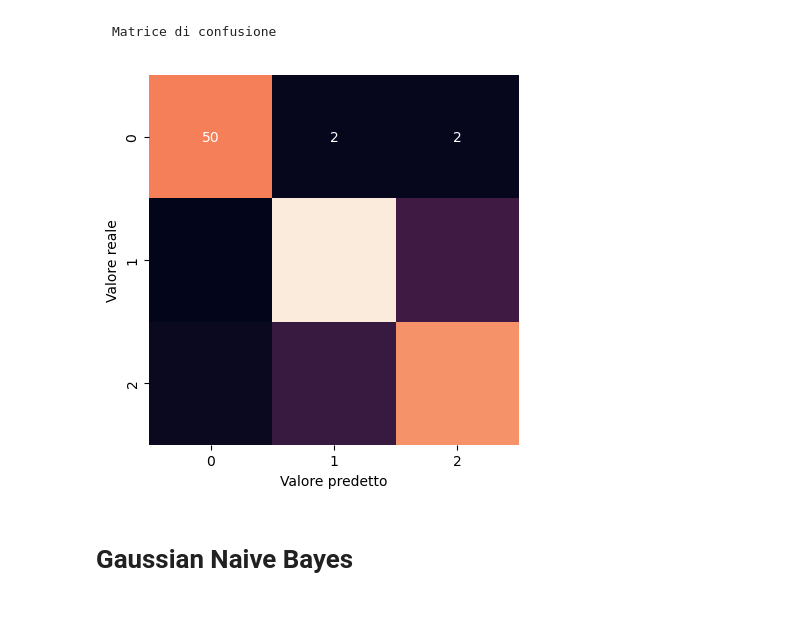
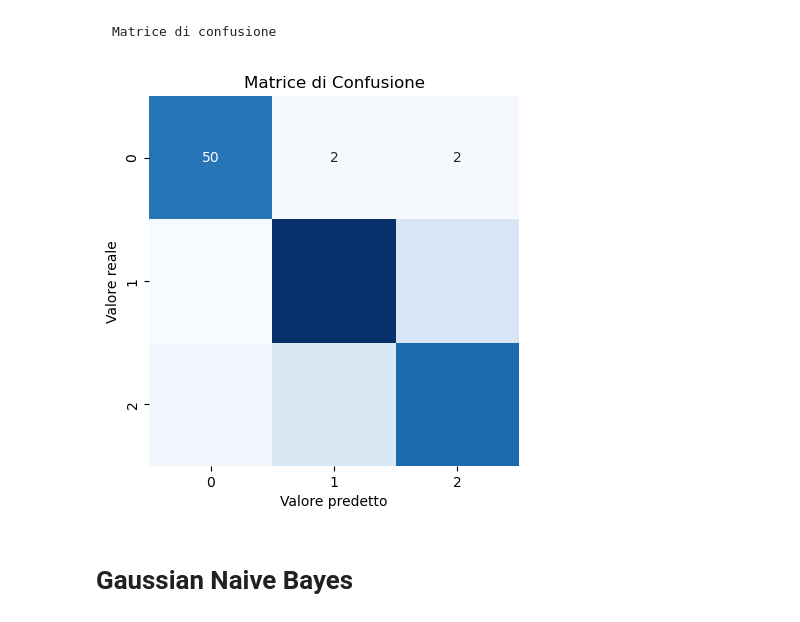
Before and after one commit to danlerr/Fondamenti-del-machine-learning, a Jupyter notebook: step3giusto.ipynb, the cells around one changed output. Saved outputs shown, nothing was run; the diff lists cells and outputs as text; code cells hidden in the pictures.

```diff
--- a/step3giusto.ipynb
+++ b/step3giusto.ipynb
@@ -108,12 +108,14 @@ Dopo aver calcolato l’accuracy, utilizziamo l’F1-score per valutare il bilan
 # %%
 from sklearn.metrics import confusion_matrix
 mat = confusion_matrix(y_test, y_pred)
 
-sns.heatmap(mat, square = True, annot= True, cbar= False)
+sns.heatmap(mat, square=True, annot=True, fmt="d", cmap="Blues", cbar=False)
 plt.xlabel("Valore predetto")
-plt.ylabel("Valore reale");
+plt.ylabel("Valore reale")
+plt.title("Matrice di Confusione")
+plt.show()
 # %% [output]
-[figure, old version]
+[figure, new version]
 # %% [markdown]
 <h1> Gaussian Naive Bayes
 # %% [markdown]
```
Also changed, not shown: 2 other files.
